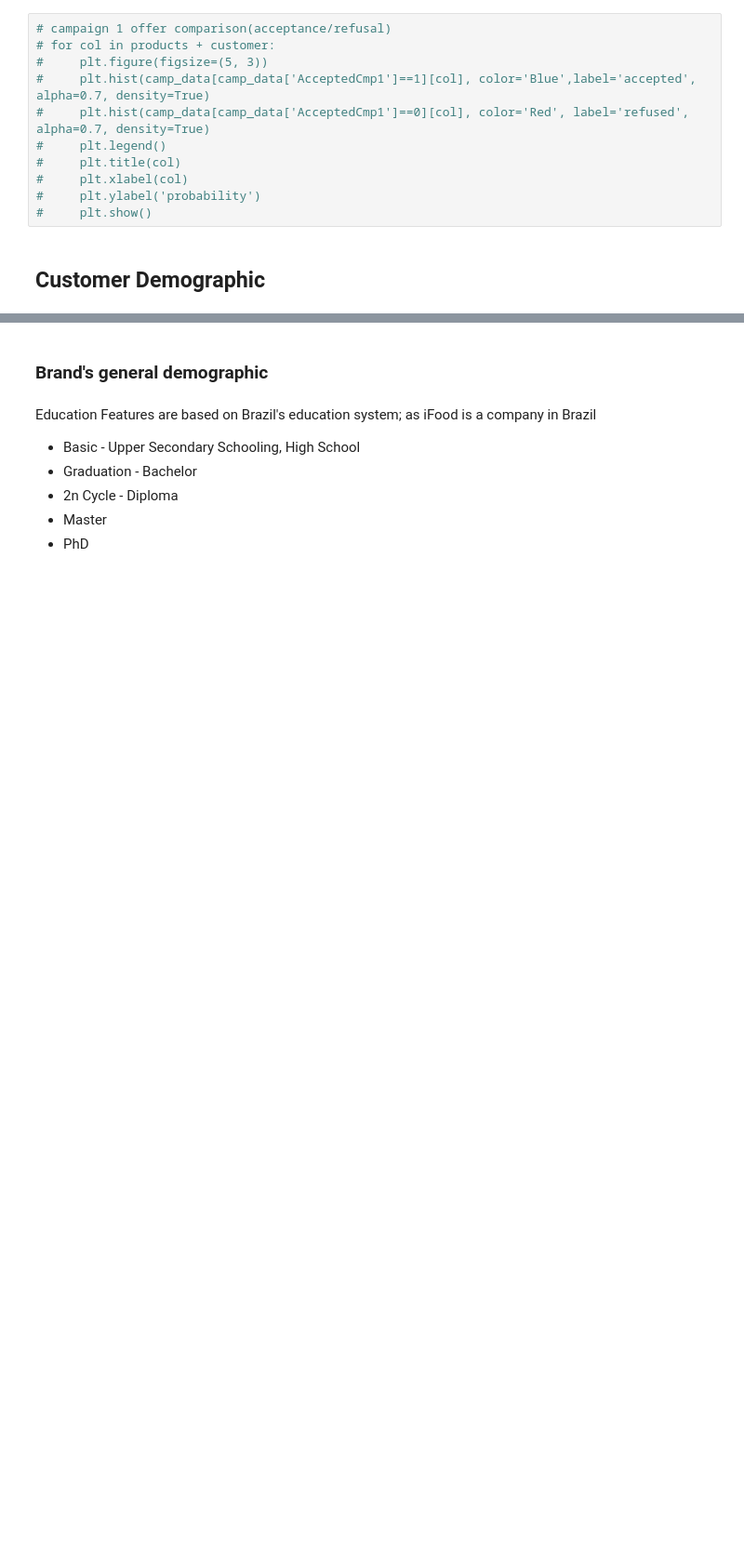
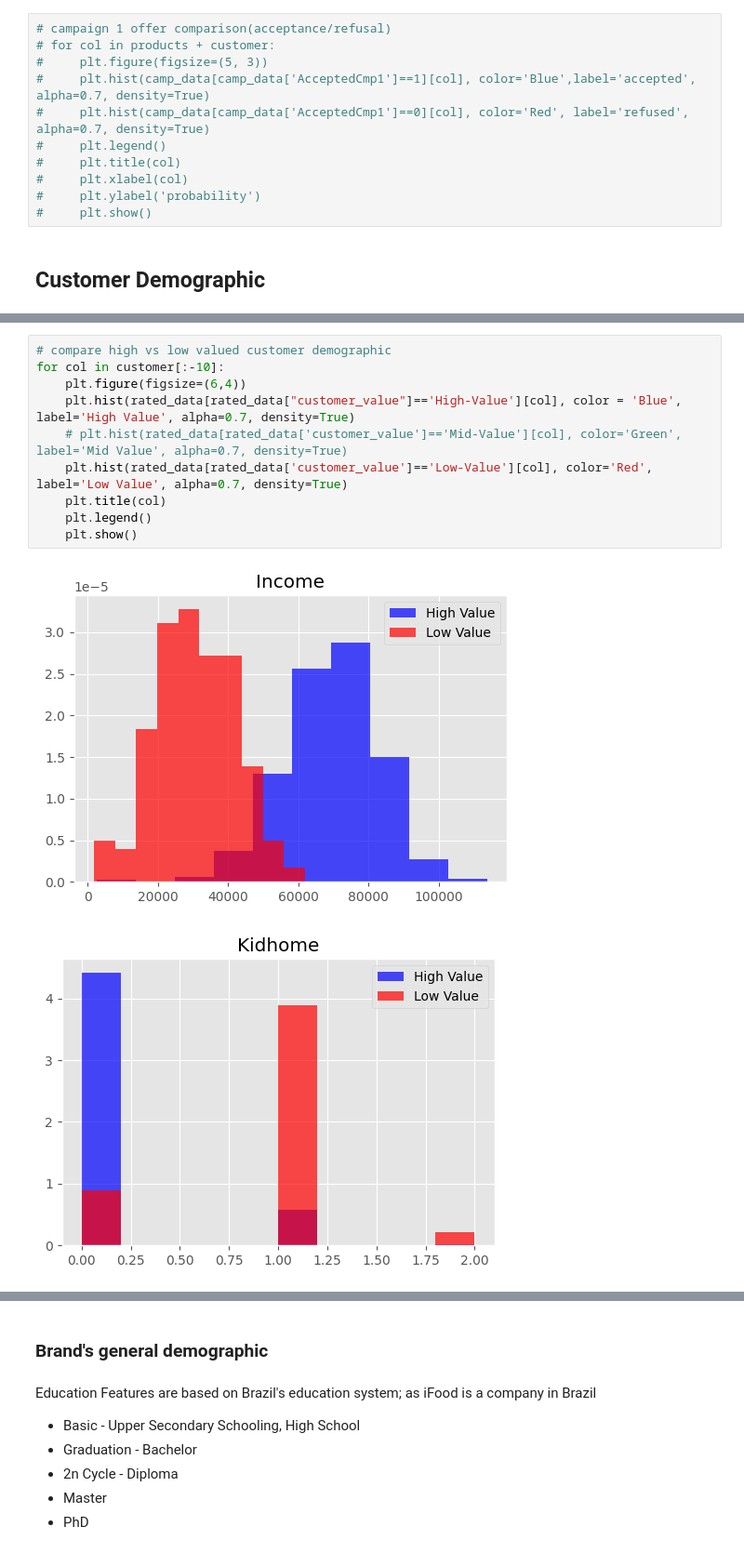
Before and after one commit to DottL/MarketingAnalysis, a Jupyter notebook: MarketingCampaignsAnalysis.ipynb, the cells around one changed output, grey strips where cells are left out. Shown: that part at 93% size. Drawn from its saved outputs; the diff is of its cells as text; blank space fills up the shorter version.

```diff
--- a/MarketingCampaignsAnalysis.ipynb
+++ b/MarketingCampaignsAnalysis.ipynb
@@ -352,0 +299,13 @@ plt.show()
+# %%
+# compare high vs low valued customer demographic
+for col in customer[:-10]:
+    plt.figure(figsize=(6,4))
+    plt.hist(rated_data[rated_data["customer_value"]=='High-Value'][col], color = 'Blue', label='High Value', alpha=0.7, density=True)
+    # plt.hist(rated_data[rated_data['customer_value']=='Mid-Value'][col], color='Green', label='Mid Value', alpha=0.7, density=True)
+    plt.hist(rated_data[rated_data['customer_value']=='Low-Value'][col], color='Red', label='Low Value', alpha=0.7, density=True)
+    plt.title(col)
+    plt.legend()
+    plt.show()
+# %% [output]
+[figure, added]
+[figure, added]
```
Also changed, not shown: parts of 51 cells of this notebook.
